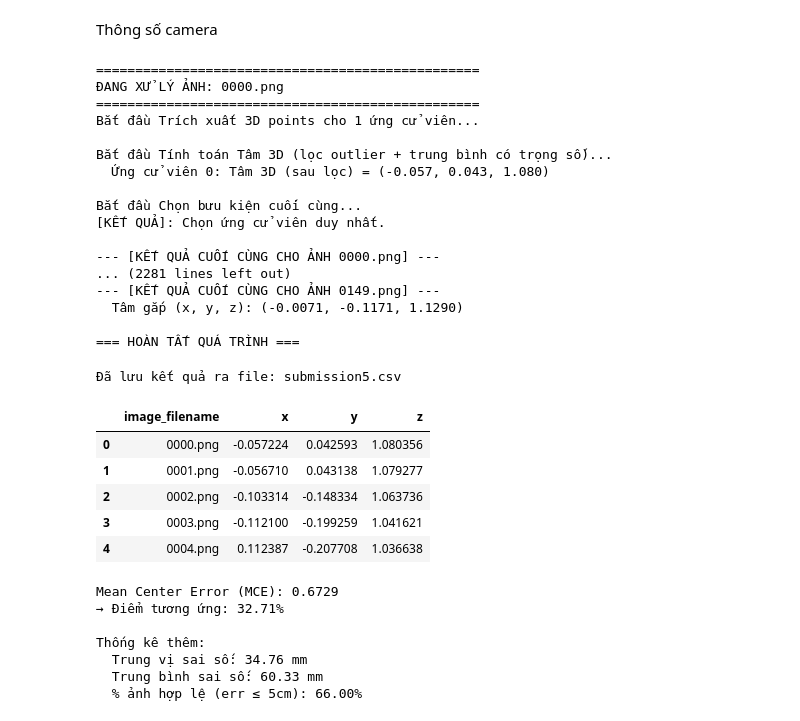
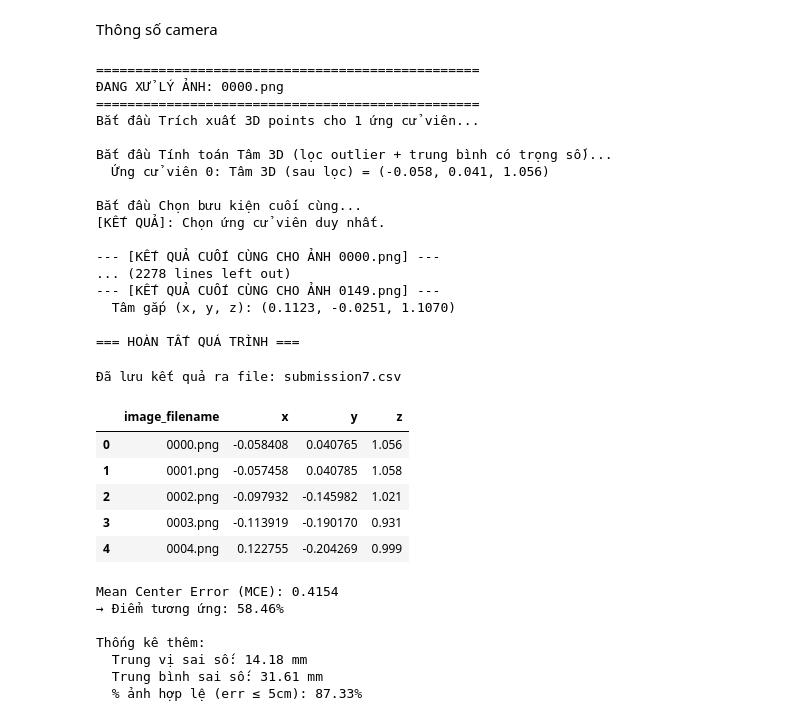
Before and after one commit to lampt224321/IDENTIFY-THE-PARCEL-AT-THE-TOP-OF-THE-CONVEYOR-BELT, a Jupyter notebook: source_haanh/test.ipynb, the cells around one changed output. Saved outputs shown, nothing was run; the diff lists cells and outputs as text; code cells hidden in the pictures.

```diff
--- a/source_haanh/test.ipynb
+++ b/source_haanh/test.ipynb
@@ -212,5 +146,5 @@ def map_depth_to_color_3d(depth_img, color_img, depth_intr, color_intr, R_depth_
 # %%
-def get_point_cloud_in_box(points_3d, colors, box_2d):
+def get_point_cloud_in_box(points_3d, colors_intr, box_2d):
     """
     Lọc điểm trong bounding box 2D
     Args:
@@ -224,16 +158,16 @@ def get_point_cloud_in_box(points_3d, colors, box_2d):
     x_min, y_min, x_max, y_max = box_2d
 
     # Chiếu ngược điểm 3D về ảnh màu
+    H, W = 720, 1280
 
     # Chiếu điểm về pixel
     X, Y, Z = points_3d[:, 0], points_3d[:, 1], points_3d[:, 2]
-    u = X * color_intrinsics['fx'] / Z + color_intrinsics['cx']
-    v = Y * color_intrinsics['fy'] / Z + color_intrinsics['cy']
+    u = X * colors_intr['fx'] / Z + colors_intr['cx']
+    v = Y * colors_intr['fy'] / Z + colors_intr['cy']
 
     # Lọc điểm trong box
     in_box = (u >= x_min) & (u < x_max) & (v >= y_min) & (v < y_max)
     points_in_box = points_3d[in_box]
-    colors_in_box = colors[in_box]
 
-    return points_in_box, colors_in_box
+    return points_in_box
 # %%
@@ -320,21 +237,25 @@ for rgb_path, depth_path in zip(rgb_files, depth_files):
             #     R_depth_to_color, t_depth_to_color
             # )
 
-            points_full, colors_full = map_depth_to_color_3d(depth, img, depth_intrinsics, color_intrinsics,
-                                                R_depth_to_color, t_depth_to_color)
+            # points_full, colors_full = map_depth_to_color_3d(depth, img, depth_intrinsics, color_intrinsics,
+            #                                     R_depth_to_color, t_depth_to_color)
 
-            points_3d, colors_3d = get_point_cloud_in_box(points_full, colors_full, bbox)
+            # points_3d, colors_3d = get_point_cloud_in_box(points_full, colors_full, bbox)
+
+            points_full = depth_to_pointcloud(depth, depth_intrinsics, fill_holes=True)
+            points_3d = get_point_cloud_in_box(points_full, color_intrinsics, bbox)
 
             if len(points_3d) > 0:
                 candidate_parcels_info.append({
                     'points_3d': points_3d,
-                    'colors_3d': colors_3d,
+
                     'original_bbox': bbox
                 })
         except Exception as e:
             print(f"  -> Lỗi khi xử lý bbox {bbox}: {e}")
 
-    # --- BƯỚC 4: TÍNH TÂM 3D ---
+    #final_candidates = candidate_parcels_info
+    #--- BƯỚC 4: TÍNH TÂM 3D ---
     print("\nBắt đầu Tính toán Tâm 3D (lọc outlier + trung bình có trọng số)...")
     final_candidates = []
 
@@ -360,8 +281,8 @@ for rgb_path, depth_path in zip(rgb_files, depth_files):
 
         stable_points = filtered_points[mask]
 
-        # center_3d = np.median(parcel_points_3d, axis=0)
-        center_3d = axis_balanced_centroid(stable_points)
+        #center_3d = np.median(stable_points, axis=0)
+        center_3d = balanced_top_surface_centroid(stable_points)
 
         final_candidates.append({
             'center_3d': center_3d,
@@ -430,37 +351,37 @@ print("\n=== HOÀN TẤT QUÁ TRÌNH ===")
 Bắt đầu Trích xuất 3D points cho 1 ứng cử viên...
 
 Bắt đầu Tính toán Tâm 3D (lọc outlier + trung bình có trọng số)...
-  Ứng cử viên 0: Tâm 3D (sau lọc) = (-0.057, 0.043, 1.080)
+  Ứng cử viên 0: Tâm 3D (sau lọc) = (-0.058, 0.041, 1.056)
 
 Bắt đầu Chọn bưu kiện cuối cùng...
 [KẾT QUẢ]: Chọn ứng cử viên duy nhất.
 
 --- [KẾT QUẢ CUỐI CÙNG CHO ẢNH 0000.png] ---
-... (2281 lines left out)
+... (2278 lines left out)
 --- [KẾT QUẢ CUỐI CÙNG CHO ẢNH 0149.png] ---
-  Tâm gắp (x, y, z): (-0.0071, -0.1171, 1.1290)
+  Tâm gắp (x, y, z): (0.1123, -0.0251, 1.1070)
 
 === HOÀN TẤT QUÁ TRÌNH ===
 # %%
 df = pd.DataFrame(all_final_outputs,
                   columns=['image_filename', 'x', 'y', 'z'])
 
-output_csv_path = "submission5.csv"
+output_csv_path = "submission7.csv"
 df.to_csv(output_csv_path, index=False, float_format='%.6f')
 
 print(f"Đã lưu kết quả ra file: {output_csv_path}")
 df.head()
 # %% [output]
-Đã lưu kết quả ra file: submission5.csv
+Đã lưu kết quả ra file: submission7.csv
 |  | image_filename | x | y | z |
-| 0 | 0000.png | -0.057224 | 0.042593 | 1.080356 |
-| 1 | 0001.png | -0.056710 | 0.043138 | 1.079277 |
-| 2 | 0002.png | -0.103314 | -0.148334 | 1.063736 |
-| 3 | 0003.png | -0.112100 | -0.199259 | 1.041621 |
-| 4 | 0004.png | 0.112387 | -0.207708 | 1.036638 |
+| 0 | 0000.png | -0.058408 | 0.040765 | 1.056 |
+| 1 | 0001.png | -0.057458 | 0.040785 | 1.058 |
+| 2 | 0002.png | -0.097932 | -0.145982 | 1.021 |
+| 3 | 0003.png | -0.113919 | -0.190170 | 0.931 |
+| 4 | 0004.png | 0.122755 | -0.204269 | 0.999 |
 # %%
 gt = pd.read_csv(r"D:\HaAnh\AI_race\public_train.csv")
-pred = pd.read_csv(r"D:\HaAnh\AI_race\submission5.csv")
+pred = pd.read_csv(r"D:\HaAnh\AI_race\submission7.csv")
 
 # chuẩn hoá tên trước khi merge:
 pred['image_filename'] = pred['image_filename'].apply(
@@ -487,10 +408,10 @@ print(f"  Trung vị sai số: {merged['err'].median()*1000:.2f} mm")
 print(f"  Trung bình sai số: {merged['err'].mean()*1000:.2f} mm")
 print(f"  % ảnh hợp lệ (err ≤ 5cm): {(merged['err'] <= 0.05).mean()*100:.2f}%")
 # %% [output]
-Mean Center Error (MCE): 0.6729
-→ Điểm tương ứng: 32.71%
+Mean Center Error (MCE): 0.4154
+→ Điểm tương ứng: 58.46%
 
 Thống kê thêm:
-  Trung vị sai số: 34.76 mm
-  Trung bình sai số: 60.33 mm
-  % ảnh hợp lệ (err ≤ 5cm): 66.00%
+  Trung vị sai số: 14.18 mm
+  Trung bình sai số: 31.61 mm
+  % ảnh hợp lệ (err ≤ 5cm): 87.33%
```
Also changed, not shown: parts of 5 cells of this notebook.
